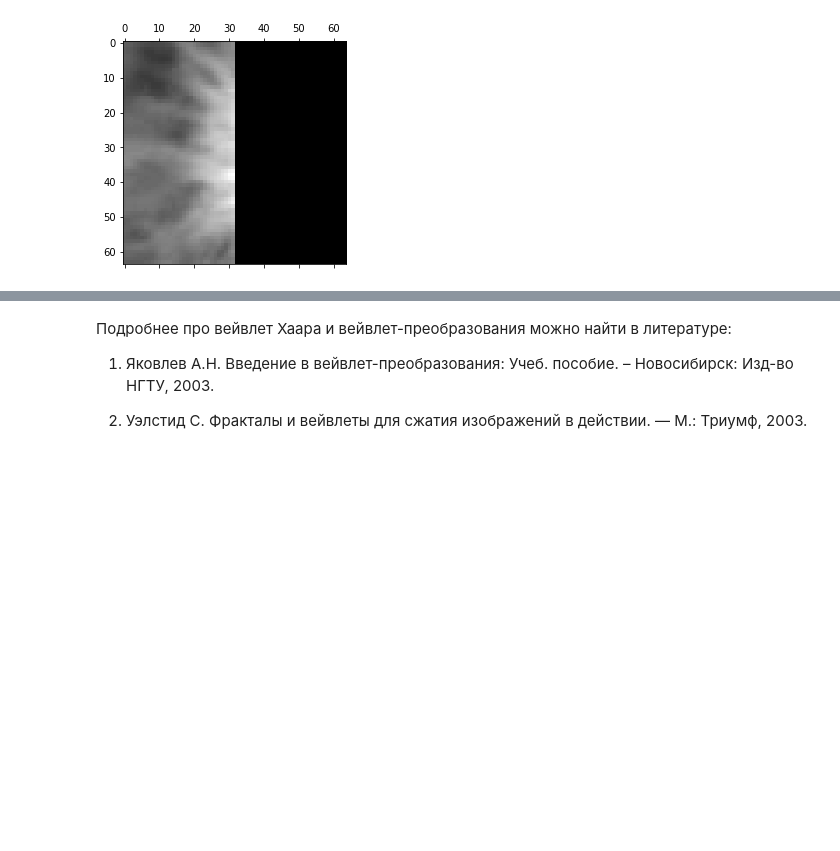
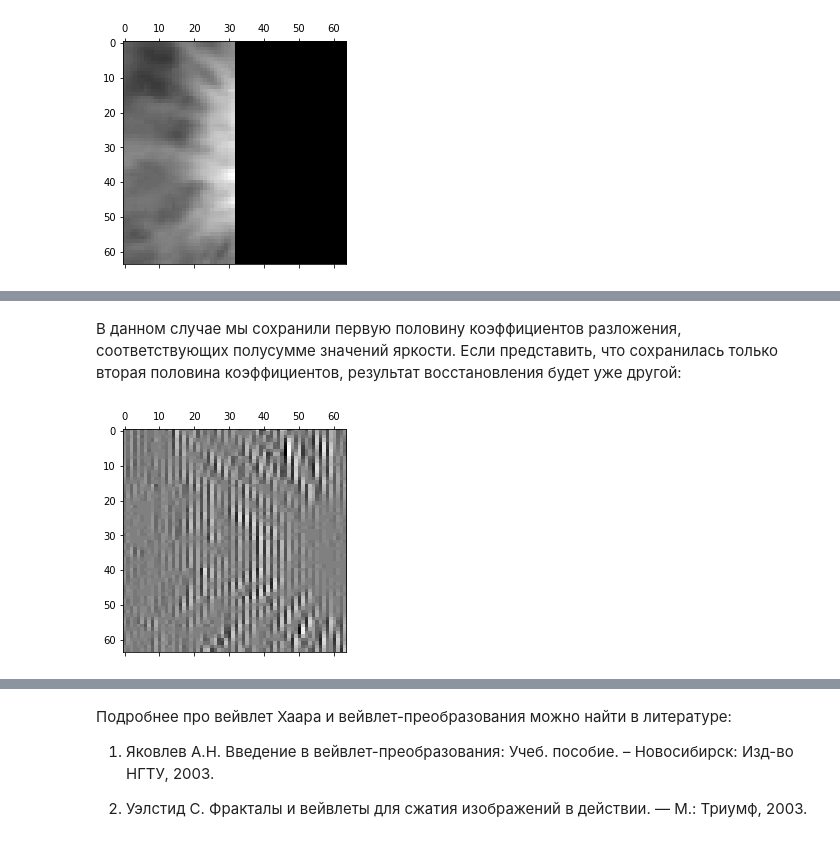
Before and after one commit to forsp/dig_proc_lect, a Jupyter notebook: haar.ipynb, the cells around one changed output, grey strips where cells are left out. Cells and saved outputs as stored; diff of their text form; code cells hidden in the pictures; blank space fills up the shorter version.

```diff
--- a/haar.ipynb
+++ b/haar.ipynb
@@ -136,0 +239,14 @@ plt.matshow(re_img);
+# %% [markdown]
+В данном случае мы сохранили первую половину коэффициентов разложения, соответствующих полусумме значений яркости. Если представить, что сохранилась только вторая половина коэффициентов, результат восстановления будет уже другой:
+# %%
+new_img = np.copy(haar_img);
+new_img[0:int(len(new_img)/2)] = 0
+
+# "пересобираем" матрицу
+re_img = np.zeros((img_X,img_Y))
+for k in range(0, (img_X*img_Y)):
+    re_img += new_img[k] * haar2D(k, img_X)
+
+plt.matshow(re_img);
+# %% [output]
+[figure, added]
```
Also changed, not shown: parts of 13 cells of this notebook.
